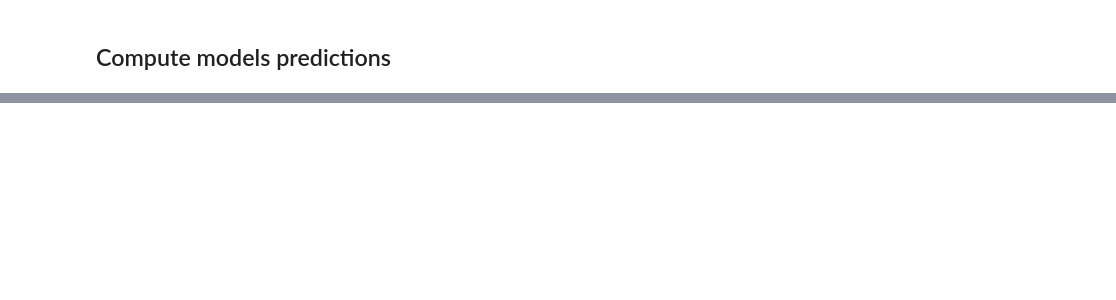
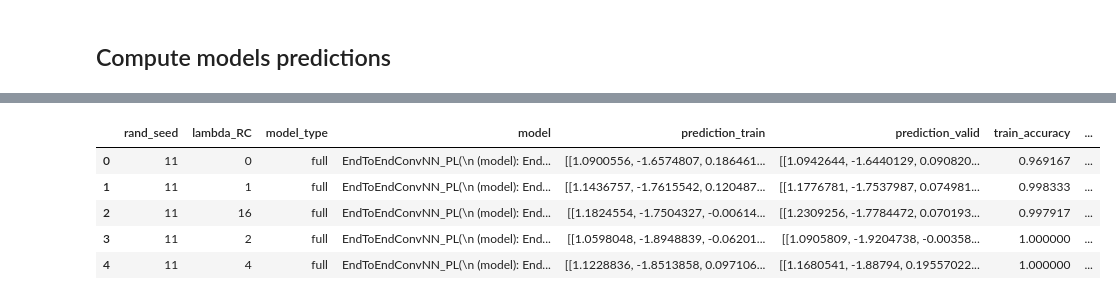
Before and after one commit to DenisTurcu/efish-characterization, a Jupyter notebook: paper-reviews-replies/discrimination-task.ipynb, the cells around one changed output, grey strips where cells are left out. Cells and saved outputs as stored; diff of their text form; code cells hidden in the pictures; blank space fills up the shorter version.

```diff
--- a/paper-reviews-replies/discrimination-task.ipynb
+++ b/paper-reviews-replies/discrimination-task.ipynb
@@ -101,0 +142,37 @@ Name: prediction, dtype: object
+# %%
+models["prediction_train"] = models.apply(
+    lambda x: (
+        x["model"].model(train_eis, train_props[:, 1], train_props[:, 3]).detach().cpu().numpy()
+        if x["model_type"] == "feedback_vals"
+        else x["model"].model(train_eis).detach().cpu().numpy()
+    ),
+    axis=1,
+)
+models["prediction_valid"] = models.apply(
+    lambda x: (
+        x["model"].model(valid_eis, train_props[:, 1], train_props[:, 3]).detach().cpu().numpy()
+        if x["model_type"] == "feedback_vals"
+        else x["model"].model(valid_eis).detach().cpu().numpy()
+    ),
+    axis=1,
+)
+# %%
+def train_discrimination(dfrow):
+    shuffle_perm = np.random.permutation(len(dfrow["prediction_train"]))
+    train_x = dfrow["prediction_train"][shuffle_perm]
+    train_y = labels[shuffle_perm]
+    rfc = RandomForestClassifier(n_estimators=100, max_depth=10, class_weight="balanced", n_jobs=-1)
+    rfc.fit(train_x, train_y)
+    train_preds = rfc.predict(train_x)
+    valid_x = dfrow["prediction_valid"]
+    valid_y = labels
+    valid_preds = rfc.predict(valid_x)
+
+    dfrow["train_accuracy"] = (train_preds == train_y).mean()
+    dfrow["train_preds"] = train_preds
+    dfrow["train_probs"] = rfc.predict_proba(train_x)[:, 1]
+
+    dfrow["valid_accuracy"] = (valid_preds == valid_y).mean()
+    dfrow["valid_preds"] = valid_preds
+    dfrow["valid_probs"] = rfc.predict_proba(valid_x)[:, 1]
+    return dfrow
@@ -101,0 +185,9 @@ Name: prediction, dtype: object
+# %%
+models.head()
+# %% [output]
+|  | rand_seed | lambda_RC | model_type | model | prediction_train | prediction_valid | train_accuracy | ... |
+| 0 | 11 | 0 | full | EndToEndConvNN_PL(\n (model): End... | [[1.0900556, -1.6574807, 0.186461... | [[1.0942644, -1.6440129, 0.090820... | 0.969167 | ... |
+| 1 | 11 | 1 | full | EndToEndConvNN_PL(\n (model): End... | [[1.1436757, -1.7615542, 0.120487... | [[1.1776781, -1.7537987, 0.074981... | 0.998333 | ... |
+| 2 | 11 | 16 | full | EndToEndConvNN_PL(\n (model): End... | [[1.1824554, -1.7504327, -0.00614... | [[1.2309256, -1.7784472, 0.070193... | 0.997917 | ... |
+| 3 | 11 | 2 | full | EndToEndConvNN_PL(\n (model): End... | [[1.0598048, -1.8948839, -0.06201... | [[1.0905809, -1.9204738, -0.00358... | 1.000000 | ... |
+| 4 | 11 | 4 | full | EndToEndConvNN_PL(\n (model): End... | [[1.1228836, -1.8513858, 0.097106... | [[1.1680541, -1.88794, 0.19557022... | 1.000000 | ... |
```
Also changed, not shown: parts of 14 cells of this notebook.
